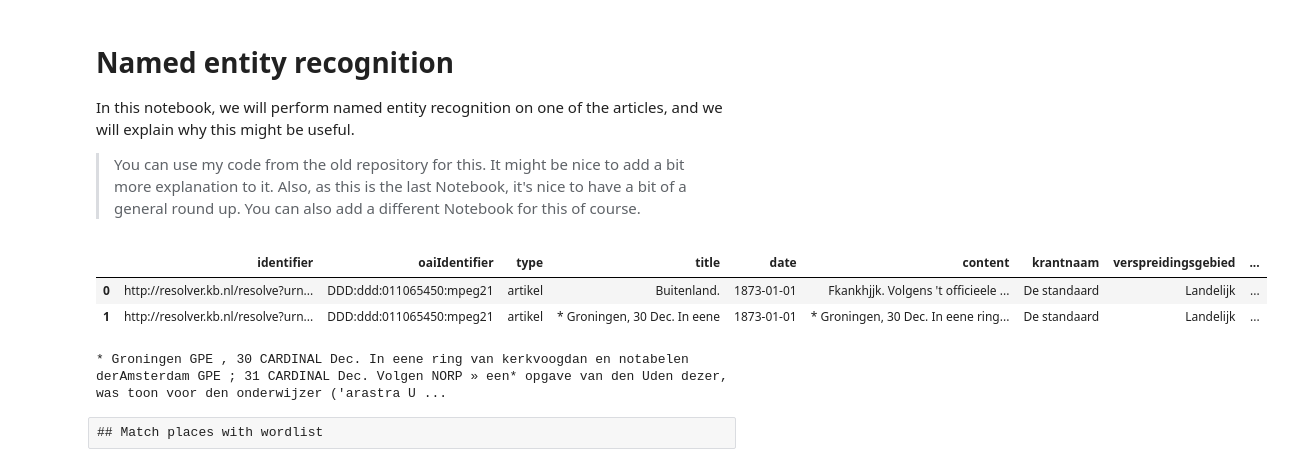
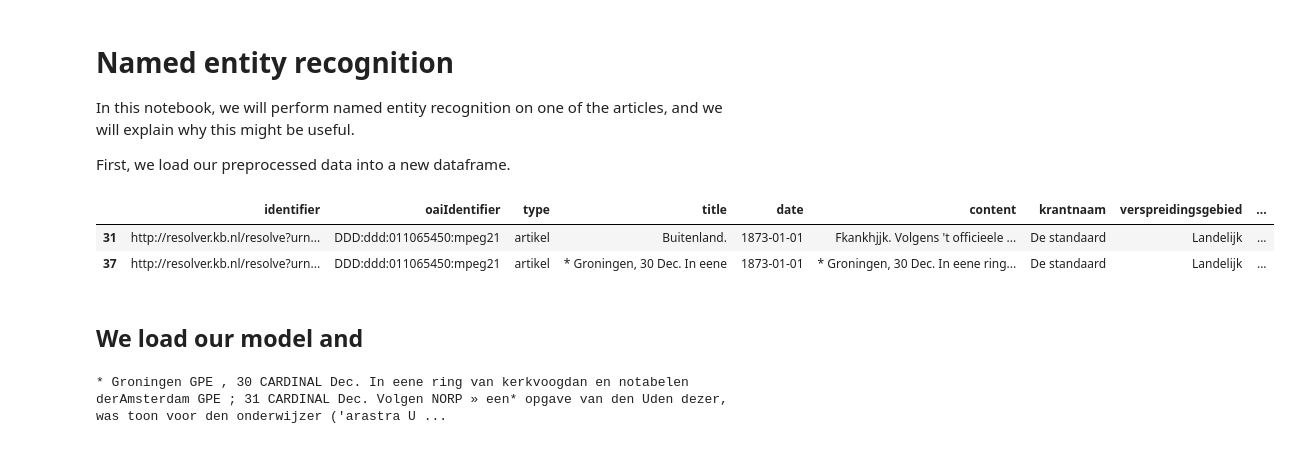
Before and after one commit to KBNLresearch/TutorialSummerschool, a Jupyter notebook: 08_Named_entity_recognition.ipynb, the cells around one changed output. Saved outputs shown, nothing was run; the diff lists cells and outputs as text; code cells hidden in the pictures.

```diff
--- a/08_Named_entity_recognition.ipynb
+++ b/08_Named_entity_recognition.ipynb
@@ -3,18 +3,24 @@
 
 In this notebook, we will perform named entity recognition on one of the articles, and we will explain why this might be useful.
 
-> You can use my code from the old repository for this. It might be nice to add a bit more explanation to it. Also, as this is the last Notebook, it's nice to have a bit of a general round up. You can also add a different Notebook for this of course.
+First, we load our preprocessed data into a new dataframe.
+# %%
+import pickle
+import pandas as pd
+
+# Deserialize
+with open('data/preprocessed_docs.pkl', 'rb') as f:
+    processed_docs = pickle.load(f)
 # %%
-import pandas as pd
-
-data = pd.read_csv('data/data_preprocessed.csv')
-data = data.dropna(subset=['content'])
+processed_docs = processed_docs.dropna(subset=['content'])
 # Show the first rows of the DataFrame
-data.head(2)
+processed_docs.head(2)
 # %% [output]
 |  | identifier | oaiIdentifier | type | title | date | content | krantnaam | verspreidingsgebied | ... |
-| 0 | http://resolver.kb.nl/resolve?urn... | DDD:ddd:011065450:mpeg21 | artikel | Buitenland. | 1873-01-01 | Fkankhjjk. Volgens 't officieele ... | De standaard | Landelijk | ... |
-| 1 | http://resolver.kb.nl/resolve?urn... | DDD:ddd:011065450:mpeg21 | artikel | * Groningen, 30 Dec. In eene | 1873-01-01 | * Groningen, 30 Dec. In eene ring... | De standaard | Landelijk | ... |
+| 31 | http://resolver.kb.nl/resolve?urn... | DDD:ddd:011065450:mpeg21 | artikel | Buitenland. | 1873-01-01 | Fkankhjjk. Volgens 't officieele ... | De standaard | Landelijk | ... |
+| 37 | http://resolver.kb.nl/resolve?urn... | DDD:ddd:011065450:mpeg21 | artikel | * Groningen, 30 Dec. In eene | 1873-01-01 | * Groningen, 30 Dec. In eene ring... | De standaard | Landelijk | ... |
+# %% [markdown]
+## We load our model and
 # %%
 import spacy
 
@@ -35,5 +39,3 @@ doc = nlp(doc_value)
 displacy.render(doc, style='ent', jupyter=True)
 # %% [output]
 * Groningen GPE , 30 CARDINAL Dec. In eene ring van kerkvoogdan en notabelen derAmsterdam GPE ; 31 CARDINAL Dec. Volgen NORP » een* opgave van den Uden dezer, was toon voor den onderwijzer ('arastra U ...
-# %% [raw]
-## Match places with wordlist
```
Also changed, not shown: parts of 10 cells of this notebook, 6 other files.
